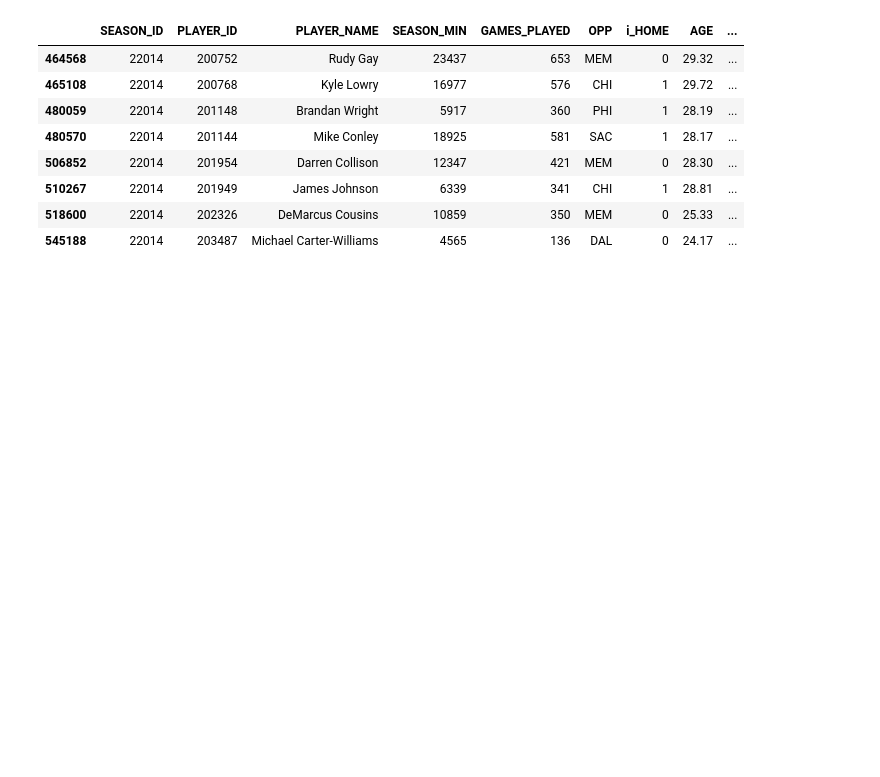
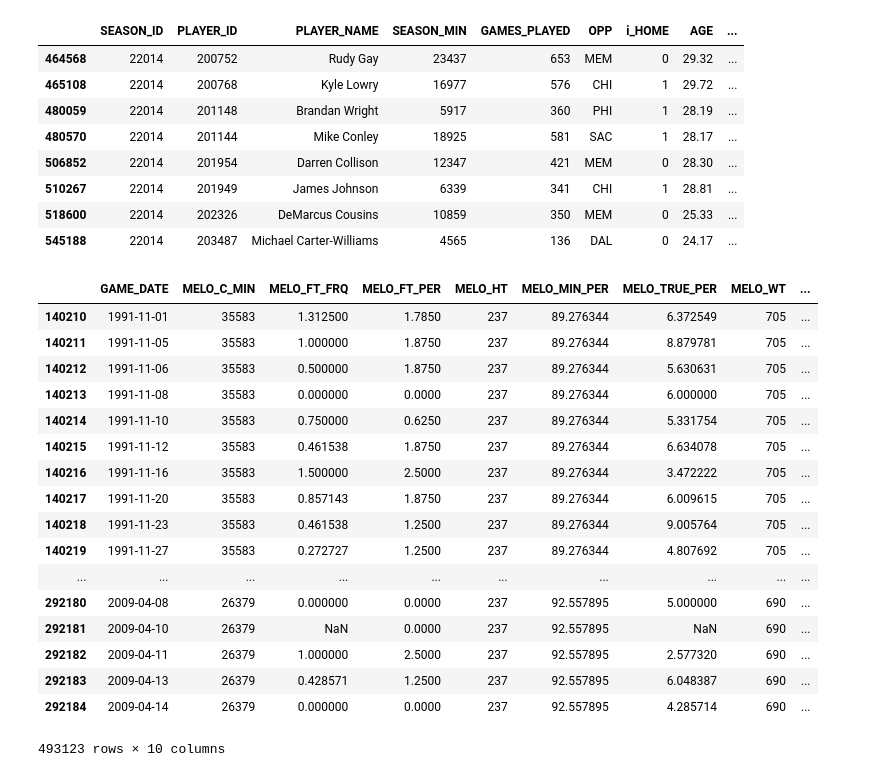
Before and after one commit to diciurcio-d/ShiftEnter, a Jupyter notebook: data_collection_sup.ipynb, the cells around one changed output. Cells and saved outputs as stored; diff of their text form; code cells hidden in the pictures; blank space fills up the shorter version.

Commit message:
Fab_melo plus

```diff
--- a/data_collection_sup.ipynb
+++ b/data_collection_sup.ipynb
@@ -692,0 +706,27 @@ singleday[mask]
+# %%
+fab_melo("Kobe Bryant")
+store_df = []
+players = set(season_subset(df85_15,1996,2015)['PLAYER_NAME'])
+for player in players:
+    store_df.append(fab_melo(player))
+FAB_MELO = pd.concat(store_df,axis = 0)
+FAB_MELO
+# %% [output]
+|  | GAME_DATE | MELO_C_MIN | MELO_FT_FRQ | MELO_FT_PER | MELO_HT | MELO_MIN_PER | MELO_TRUE_PER | MELO_WT | ... |
+| 140210 | 1991-11-01 | 35583 | 1.312500 | 1.7850 | 237 | 89.276344 | 6.372549 | 705 | ... |
+| 140211 | 1991-11-05 | 35583 | 1.000000 | 1.8750 | 237 | 89.276344 | 8.879781 | 705 | ... |
+| 140212 | 1991-11-06 | 35583 | 0.500000 | 1.8750 | 237 | 89.276344 | 5.630631 | 705 | ... |
+| 140213 | 1991-11-08 | 35583 | 0.000000 | 0.0000 | 237 | 89.276344 | 6.000000 | 705 | ... |
+| 140214 | 1991-11-10 | 35583 | 0.750000 | 0.6250 | 237 | 89.276344 | 5.331754 | 705 | ... |
+| 140215 | 1991-11-12 | 35583 | 0.461538 | 1.8750 | 237 | 89.276344 | 6.634078 | 705 | ... |
+| 140216 | 1991-11-16 | 35583 | 1.500000 | 2.5000 | 237 | 89.276344 | 3.472222 | 705 | ... |
+| 140217 | 1991-11-20 | 35583 | 0.857143 | 1.8750 | 237 | 89.276344 | 6.009615 | 705 | ... |
+| 140218 | 1991-11-23 | 35583 | 0.461538 | 1.2500 | 237 | 89.276344 | 9.005764 | 705 | ... |
+| 140219 | 1991-11-27 | 35583 | 0.272727 | 1.2500 | 237 | 89.276344 | 4.807692 | 705 | ... |
+| ... | ... | ... | ... | ... | ... | ... | ... | ... | ... |
+| 292180 | 2009-04-08 | 26379 | 0.000000 | 0.0000 | 237 | 92.557895 | 5.000000 | 690 | ... |
+| 292181 | 2009-04-10 | 26379 | NaN | 0.0000 | 237 | 92.557895 | NaN | 690 | ... |
+| 292182 | 2009-04-11 | 26379 | 1.000000 | 2.5000 | 237 | 92.557895 | 2.577320 | 690 | ... |
+| 292183 | 2009-04-13 | 26379 | 0.428571 | 1.2500 | 237 | 92.557895 | 6.048387 | 690 | ... |
+| 292184 | 2009-04-14 | 26379 | 0.000000 | 0.0000 | 237 | 92.557895 | 4.285714 | 690 | ... |
+493123 rows × 10 columns
```
Also changed, not shown: parts of 13 cells of this notebook.
